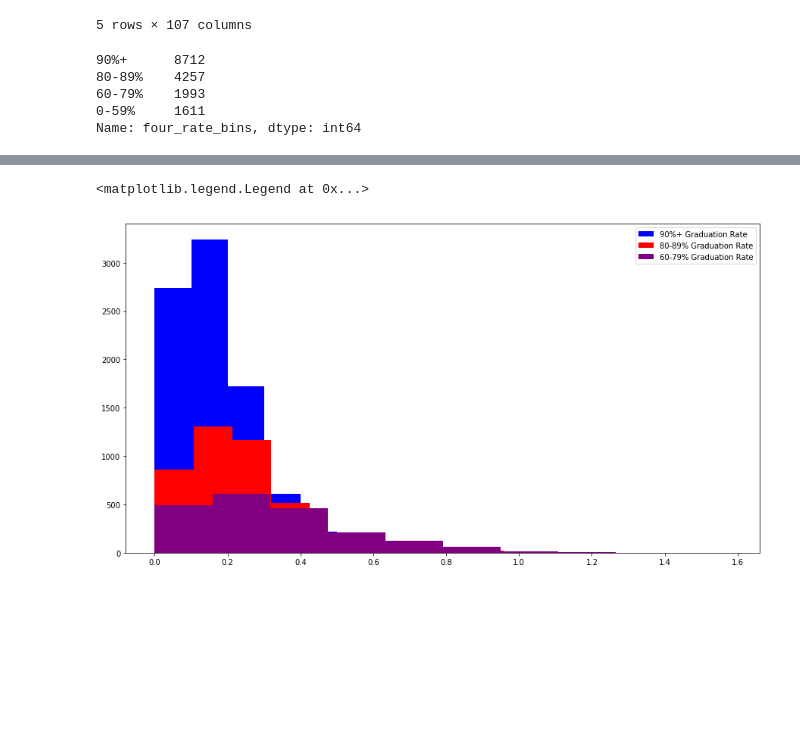
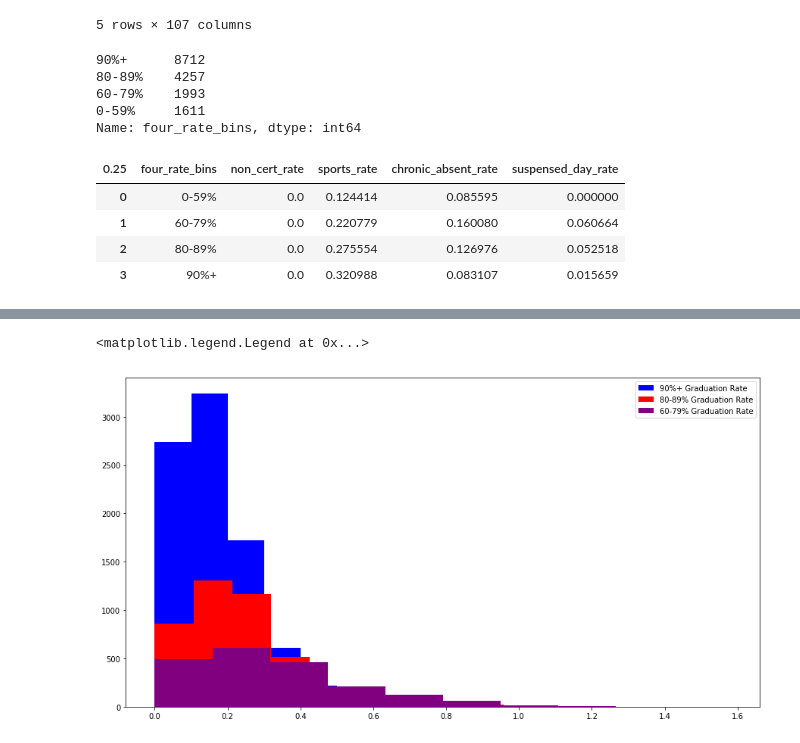
Before and after one commit to hlevymyers/absenteeism_project, a Jupyter notebook: notebooks/Simple_numbers.ipynb, the cells around one changed output, grey strips where cells are left out. Cells and saved outputs as stored; diff of their text form; code cells hidden in the pictures; blank space fills up the shorter version.

```diff
--- a/notebooks/Simple_numbers.ipynb
+++ b/notebooks/Simple_numbers.ipynb
@@ -40,0 +45,8 @@ grad_50 = simple[simple['four_rate_bins'] == '0-59%']
+# %%
+quantile_df_25
+# %% [output]
+| 0.25 | four_rate_bins | non_cert_rate | sports_rate | chronic_absent_rate | suspensed_day_rate |
+| 0 | 0-59% | 0.0 | 0.124414 | 0.085595 | 0.000000 |
+| 1 | 60-79% | 0.0 | 0.220779 | 0.160080 | 0.060664 |
+| 2 | 80-89% | 0.0 | 0.275554 | 0.126976 | 0.052518 |
+| 3 | 90%+ | 0.0 | 0.320988 | 0.083107 | 0.015659 |
```
Also changed, not shown: parts of 14 cells of this notebook, 3 other files.
